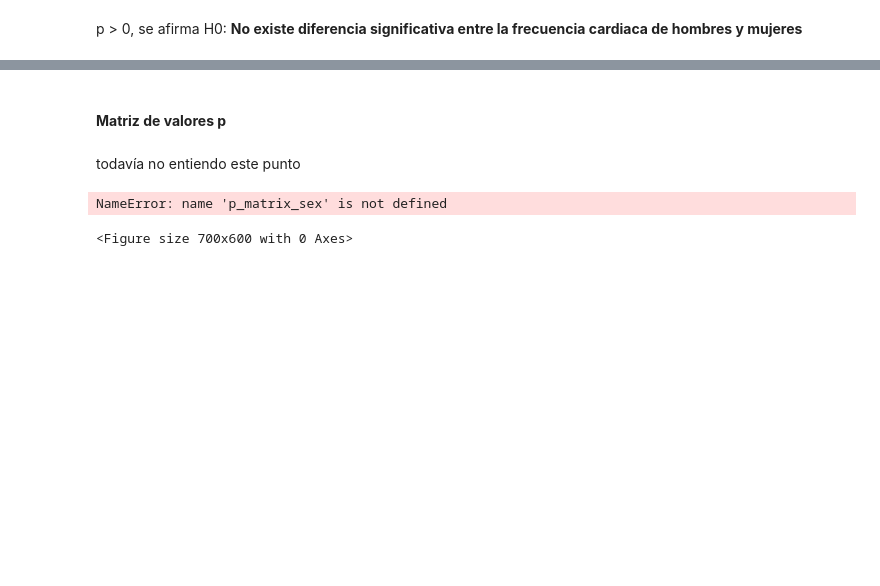
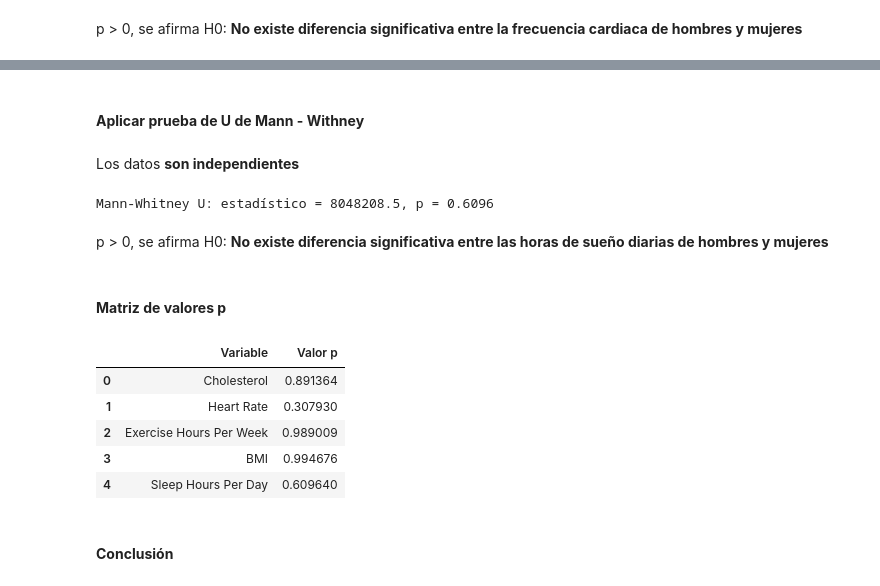
Before and after one commit to danieladonado/Proyecto_1, a Jupyter notebook: proyecto_1.ipynb, the cells around one changed output, grey strips where cells are left out. Cells and saved outputs as stored; diff of their text form; code cells hidden in the pictures; blank space fills up the shorter version.

Commit message:
Hombres y mujeres listo

```diff
--- a/proyecto_1.ipynb
+++ b/proyecto_1.ipynb
@@ -456,0 +569,4 @@ p > 0, se afirma H0: **No existe diferencia significativa entre la frecuencia ca
+# %%
+QT = QuantileTransformer(output_distribution='normal')
+h_BMI_qt = QT.fit_transform(h_BMI.values.reshape(-1, 1)).ravel()
+m_BMI_qt = QT.fit_transform(m_BMI.values.reshape(-1, 1)).ravel()
@@ -456,0 +603,2 @@ p > 0, se afirma H0: **No existe diferencia significativa entre la frecuencia ca
+# %%
+resBMI = t_test_two_sample(h_BMI_qt, m_BMI_qt)
@@ -456,0 +623,6 @@ p > 0, se afirma H0: **No existe diferencia significativa entre la frecuencia ca
+# %%
+h_SH = data.loc[data["Sex"]=="Male",  "Sleep Hours Per Day"]
+m_SH = data.loc[data["Sex"]=="Female",  "Sleep Hours Per Day"]
+
+print(h_SH.shape[0])
+print(m_SH.shape[0])
@@ -457,6 +682,28 @@ p > 0, se afirma H0: **No existe diferencia significativa entre la frecuencia ca
+# %% [markdown]
+#### **Aplicar prueba de U de Mann - Withney**
+# %% [markdown]
+Los datos **son independientes**
+# %%
+resSH = U_Mann_W(h_SH, m_SH)
+# %% [output]
+Mann-Whitney U: estadístico = 8048208.5, p = 0.6096
+# %% [markdown]
+p > 0, se afirma H0: **No existe diferencia significativa entre las horas de sueño diarias de hombres y mujeres**
 # %% [markdown]
 #### **Matriz de valores p**
 # %%
-p = [resCol, resHR,0,0,0,0,0]
+columnas = ['Cholesterol', 'Heart Rate', 'Exercise Hours Per Week', 'BMI', 'Sleep Hours Per Day']
+p_sexo = [resCol, resHR,resEj,resBMI,resSH]
+
+df_sexo = pd.DataFrame({
+    'Variable': columnas,
+    'Valor p': p_sexo
+})
+df_sexo
+# %% [output]
+|  | Variable | Valor p |
+| 0 | Cholesterol | 0.891364 |
+| 1 | Heart Rate | 0.307930 |
+| 2 | Exercise Hours Per Week | 0.989009 |
+| 3 | BMI | 0.994676 |
+| 4 | Sleep Hours Per Day | 0.609640 |
-# %% [markdown]
-todavía no entiendo este punto
@@ -472,10 +710,2 @@ p_matris_sex = p_matris_sex.apply(pd.to_numeric, errors='coerce')
-# %%
-plt.figure(figsize=(7,6))
-sns.heatmap(p_matrix_sex, annot=True, cmap="coolwarm", fmt=".3f")
-plt.title("Matriz de valores p (Sexo)")
-plt.gca().xaxis.tick_top()
-plt.xticks(rotation=45, ha='left')
-plt.show()
-# %% [output]
-NameError: name 'p_matrix_sex' is not defined
-<Figure size 700x600 with 0 Axes>
+# %% [markdown]
+#### **Conclusión**
```
Also changed, not shown: parts of 69 cells of this notebook.
